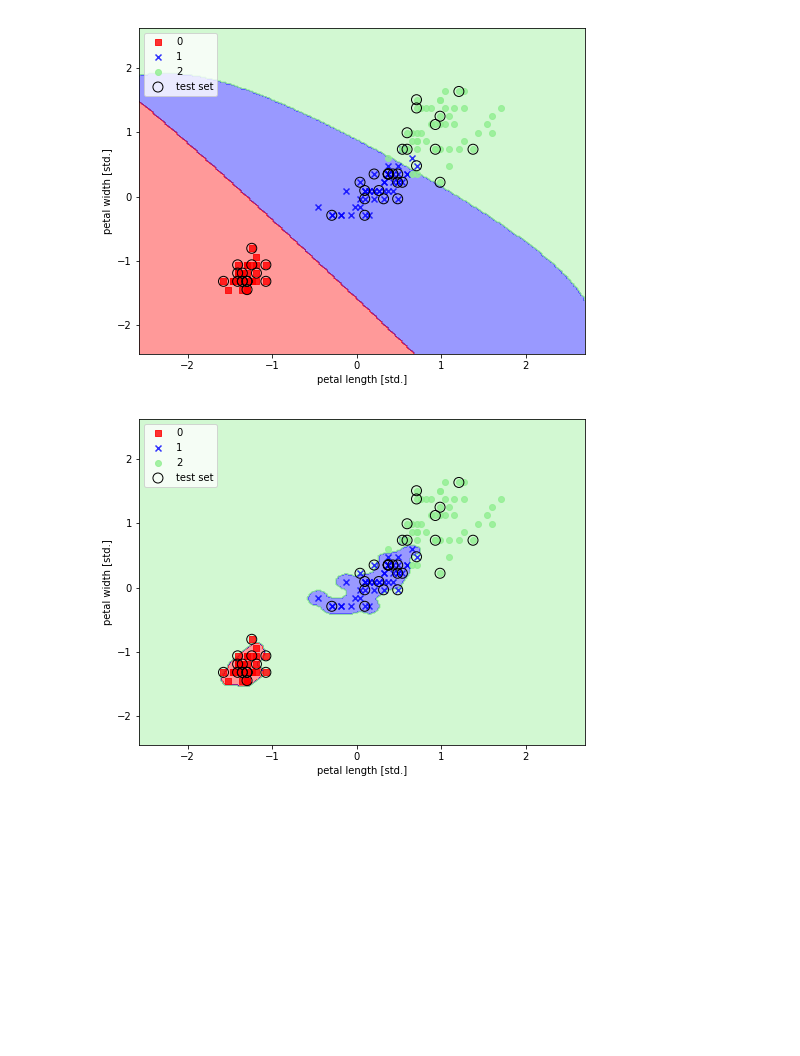
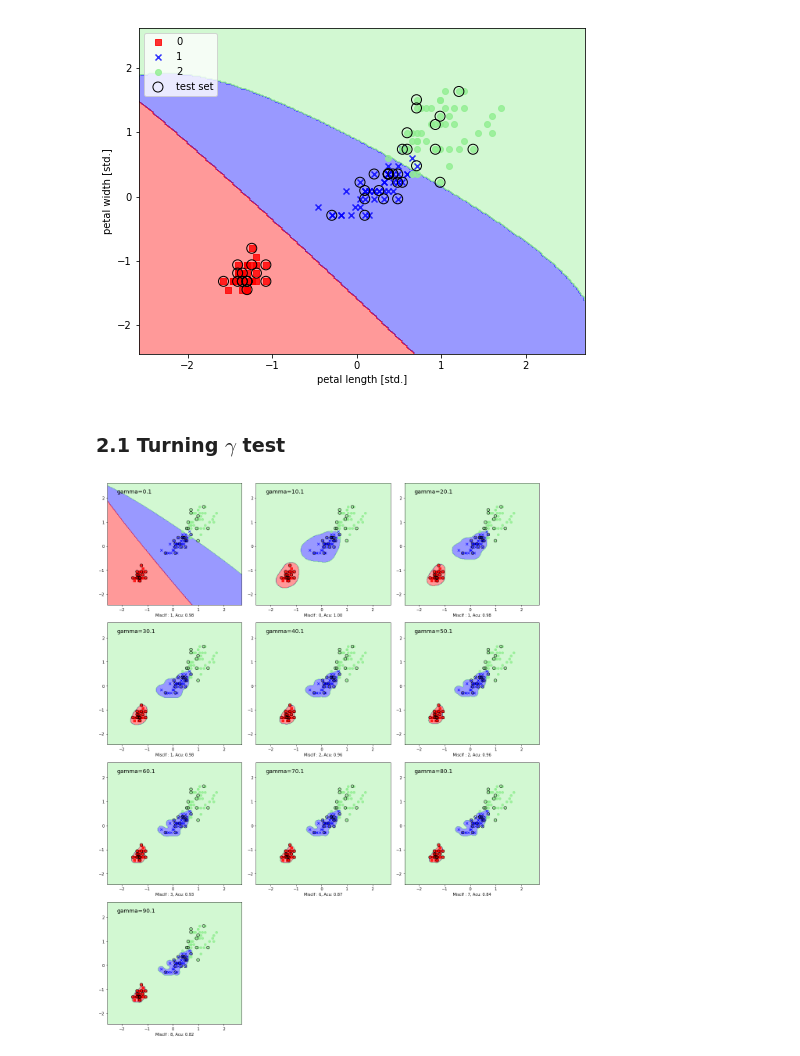
Before and after one commit to juifa-tsai/workbook_MachineLearning, a Jupyter notebook: Python_ML_SR/Chapter_03/example_03_SVM.ipynb, the cells around one changed output. Saved outputs shown, nothing was run; the diff lists cells and outputs as text; code cells hidden in the pictures; blank space fills up the shorter version.

```diff
--- a/Python_ML_SR/Chapter_03/example_03_SVM.ipynb
+++ b/Python_ML_SR/Chapter_03/example_03_SVM.ipynb
@@ -166,15 +204,28 @@ plt.legend(loc='upper left')
 plt.show()
 # %% [output]
 [figure]
-# %%
-svm = SVC(kernel='rbf', C=1., gamma=100, random_state=0)
-svm.fit(X_train_std, y_train)
-
-plt.figure(figsize=(8, 6))
-plot_decision_regions( X=X_combined_std, y=y_combined, classifier=svm, test_idx=range(105,150) )
-plt.xlabel('petal length [std.]')
-plt.ylabel('petal width [std.]')
-plt.legend(loc='upper left')
-plt.show()
-# %% [output]
-[figure, removed]
+# %% [markdown]
+### 2.1 Turning $\gamma$ test
+# %%
+g_min = 0.1
+g_max = 100.1
+N_g = 10
+svm_g = []
+for i in range(N_g):
+    g = (g_max - g_min )/N_g*i + g_min
+    svm_g.append(SVC(kernel='rbf',  C=1., gamma=g, random_state=0))
+    svm_g[i].fit(X_train_std, y_train)
+# %%
+r = int(N_g/3)
+fig = plt.figure(figsize=(16, N_g*2))
+for i in range(N_g):
+    g = (g_max - g_min )/N_g*i + g_min
+    fig.add_subplot( r if N_g%3 is 0 else r+1, 3, i+1 )
+    plot_decision_regions( X=X_combined_std, y=y_combined, classifier=svm_g[i], test_idx=range(105,150), highlightSize=55 )
+    plt.text(-2.2, 2.2, 'gamma='+str(g), fontsize='x-large')
+    y_pred_ = svm_g[i].predict(X_test_std)
+    plt.xlabel('Misclf : %d, Acu: %.2f'%( (y_test != y_pred_).sum(), svm_g[i].score(X_test_std, y_test) ) )
+plt.tight_layout()
+plt.show()
+# %% [output]
+[figure, added]
```
Also changed, not shown: parts of 3 cells of this notebook.
